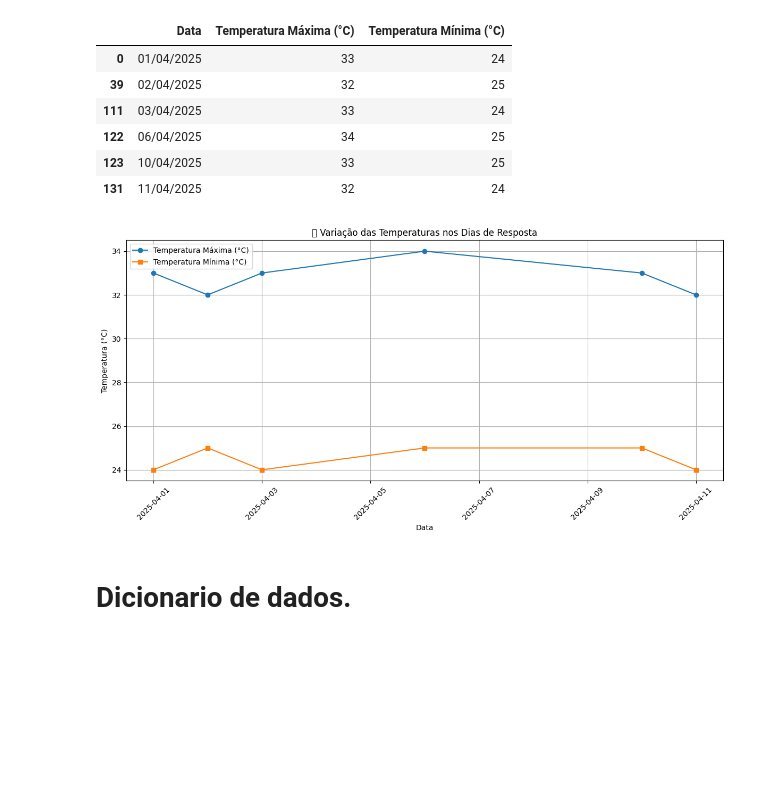
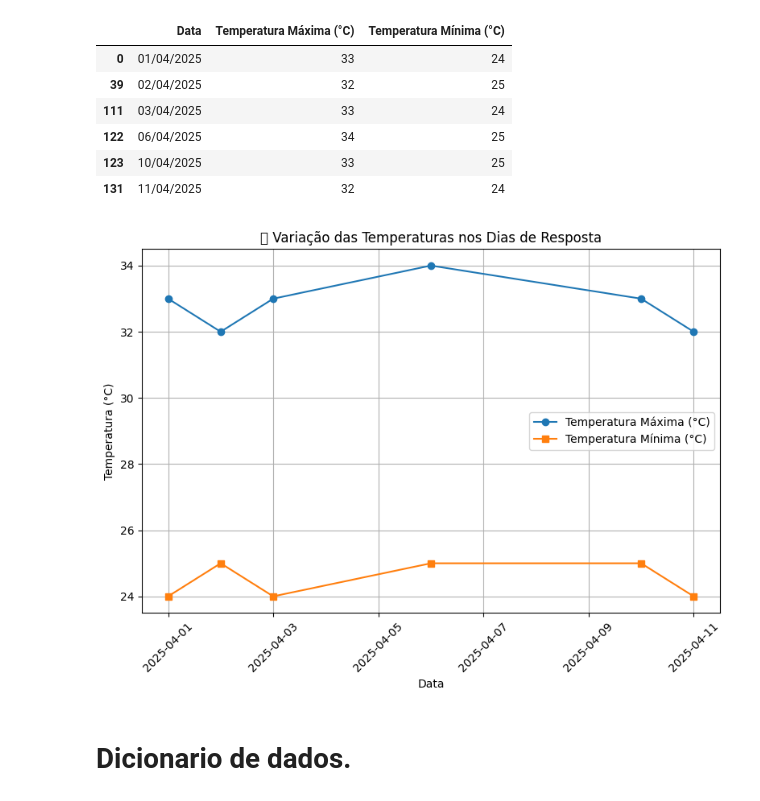
Before and after one commit to FranCosMonX/UFPI---Ciencia-de-dados, a Jupyter notebook: computacao_aplicada.ipynb, the cells around one changed output. Saved outputs shown, nothing was run; the diff lists cells and outputs as text; code cells hidden in the pictures; blank space fills up the shorter version.

```diff
--- a/computacao_aplicada.ipynb
+++ b/computacao_aplicada.ipynb
@@ -43,10 +43,9 @@ Este projeto visa aplicar e desenvolver os seguintes conhecimentos:
 import pandas as pd
 import matplotlib.pyplot as plt
 import seaborn as sns
-from scipy.stats import skew, kurtosis
 
 # Carregando o arquivo CSV
-arquivo = '/content/_ 📋 Questionário_ Humor vs. Calor em Teresina (respostas) - Respostas ao formulário 1.csv'
+arquivo = 'src/dataset/_ 📋 Questionário_ Humor vs. Calor em Teresina (respostas) - Respostas ao formulário 1.csv'
 df = pd.read_csv(arquivo)
 
 # Exibindo as primeiras linhas do dataset
@@ -75,7 +74,8 @@ df.head()
 from IPython.display import display, Markdown
 
 # Só tranformado o carimbo de data e hora em Data
-df['Data'] = pd.to_datetime(df['Carimbo de data/hora'], dayfirst=True).dt.strftime('%d/%m/%Y')
+df.rename(columns={'Carimbo de data/hora': 'Data'}, inplace=True)
+df['Data'] = pd.to_datetime(df['Data'], dayfirst=True).dt.strftime('%d/%m/%Y')
 
 # Número de respostas
 num_respostas = df.shape[0]
@@ -274,23 +211,24 @@ display(tabela_temperaturas)
 # %%
 import matplotlib.pyplot as plt
 
 
 tabela_temperaturas = df[['Data', 'Temperatura Máxima (°C)', 'Temperatura Mínima (°C)']].drop_duplicates().sort_values('Data')
 tabela_temperaturas['Data'] = pd.to_datetime(tabela_temperaturas['Data'], dayfirst=True)
 
-plt.figure(figsize=(12,6))
+plt.figure(figsize=(8,6))
 plt.plot(tabela_temperaturas['Data'], tabela_temperaturas['Temperatura Máxima (°C)'], marker='o', label='Temperatura Máxima (°C)')
 plt.plot(tabela_temperaturas['Data'], tabela_temperaturas['Temperatura Mínima (°C)'], marker='s', label='Temperatura Mínima (°C)')
 plt.title('🌡️ Variação das Temperaturas nos Dias de Resposta')
 plt.xlabel('Data')
 plt.ylabel('Temperatura (°C)')
 plt.legend()
 plt.grid(True)
 plt.xticks(rotation=45)
 plt.tight_layout()
+plt.savefig("./src/graficos/variacao_temperatura_nos_dias_registrados_min_max.png")
 plt.show()
 # %% [output]
-[figure, old version]
+[figure, new version]
 # %% [markdown]
 # **Dicionario de dados.**
 # %%
```
Also changed, not shown: parts of 13 cells of this notebook.
